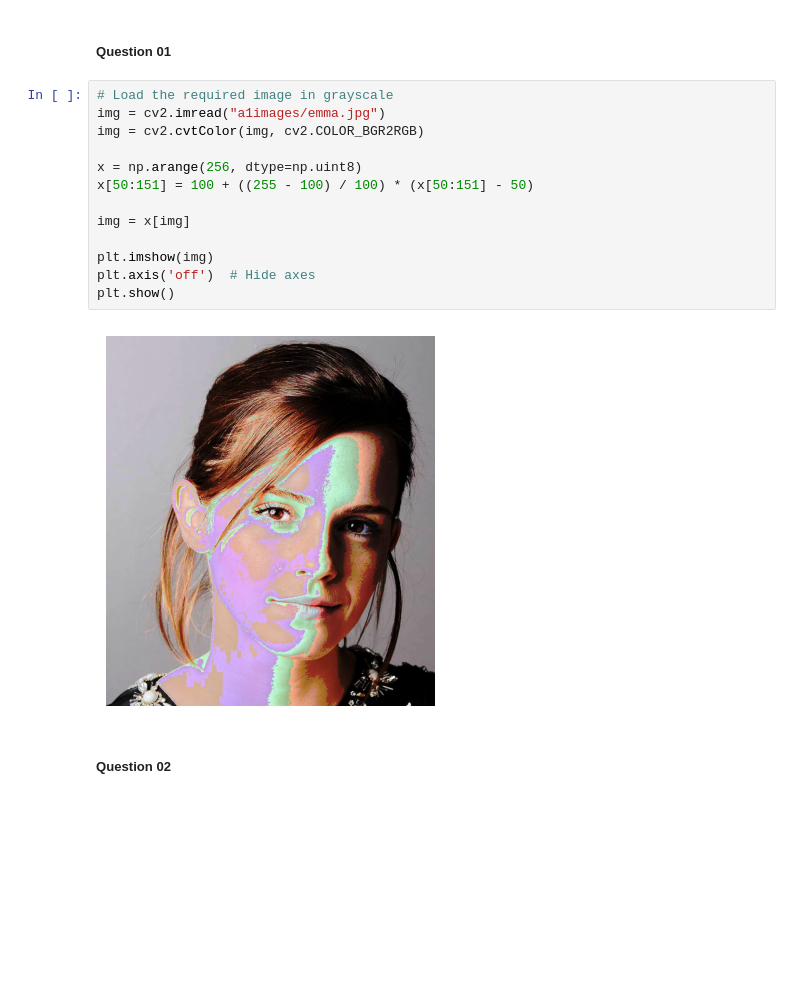
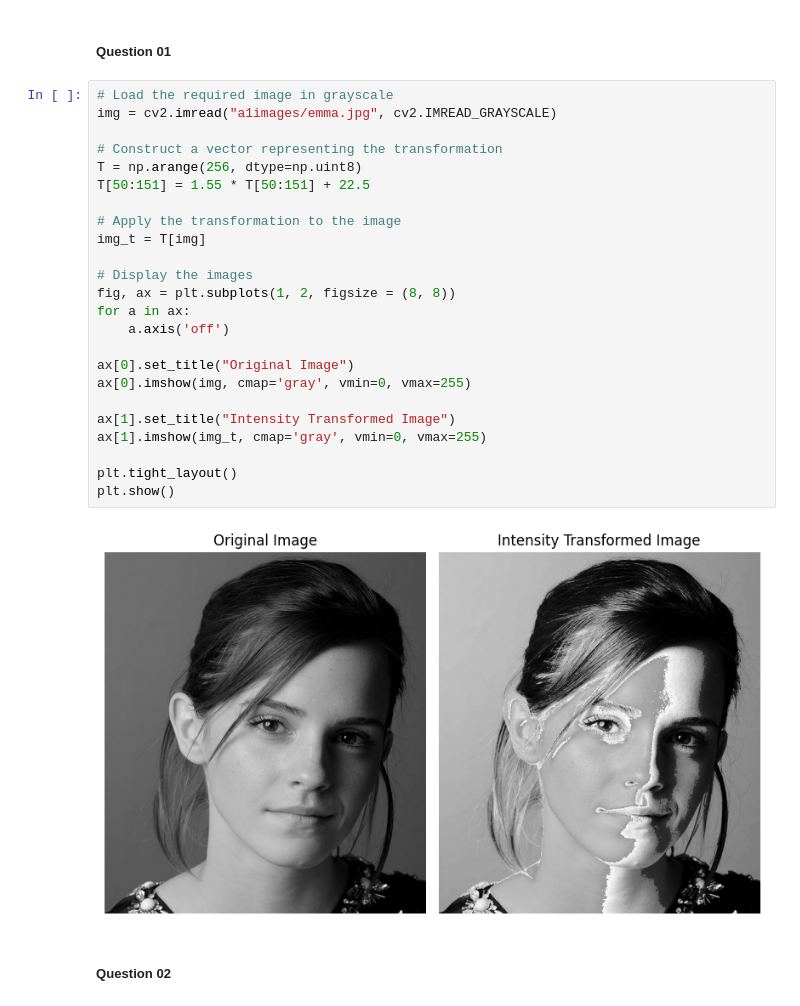
Before and after one commit to pulasthi-u/en3160-assignment01, a Jupyter notebook: code_assignment1.ipynb, the cells around one changed output. Drawn from its saved outputs; the diff is of its cells as text; blank space fills up the shorter version.

```diff
--- a/code_assignment1.ipynb
+++ b/code_assignment1.ipynb
@@ -10,19 +10,30 @@ import matplotlib.pyplot as plt
 ##### Question 01
 # %%
 # Load the required image in grayscale
-img = cv2.imread("a1images/emma.jpg")
-img = cv2.cvtColor(img, cv2.COLOR_BGR2RGB)
+img = cv2.imread("a1images/emma.jpg", cv2.IMREAD_GRAYSCALE)
 
-x = np.arange(256, dtype=np.uint8)
-x[50:151] = 100 + ((255 - 100) / 100) * (x[50:151] - 50)
+# Construct a vector representing the transformation
+T = np.arange(256, dtype=np.uint8)
+T[50:151] = 1.55 * T[50:151] + 22.5
 
-img = x[img]
+# Apply the transformation to the image
+img_t = T[img]
 
-plt.imshow(img)
-plt.axis('off')  # Hide axes
+# Display the images
+fig, ax = plt.subplots(1, 2, figsize = (8, 8))
+for a in ax:
+    a.axis('off')
+
+ax[0].set_title("Original Image")
+ax[0].imshow(img, cmap='gray', vmin=0, vmax=255)
+
+ax[1].set_title("Intensity Transformed Image")
+ax[1].imshow(img_t, cmap='gray', vmin=0, vmax=255)
+
+plt.tight_layout()
 plt.show()
 # %% [output]
-[figure, old version]
+[figure, new version]
 # %% [markdown]
 ##### Question 02
 # %%
```
Also changed, not shown: parts of 3 cells of this notebook, 8 other files.
